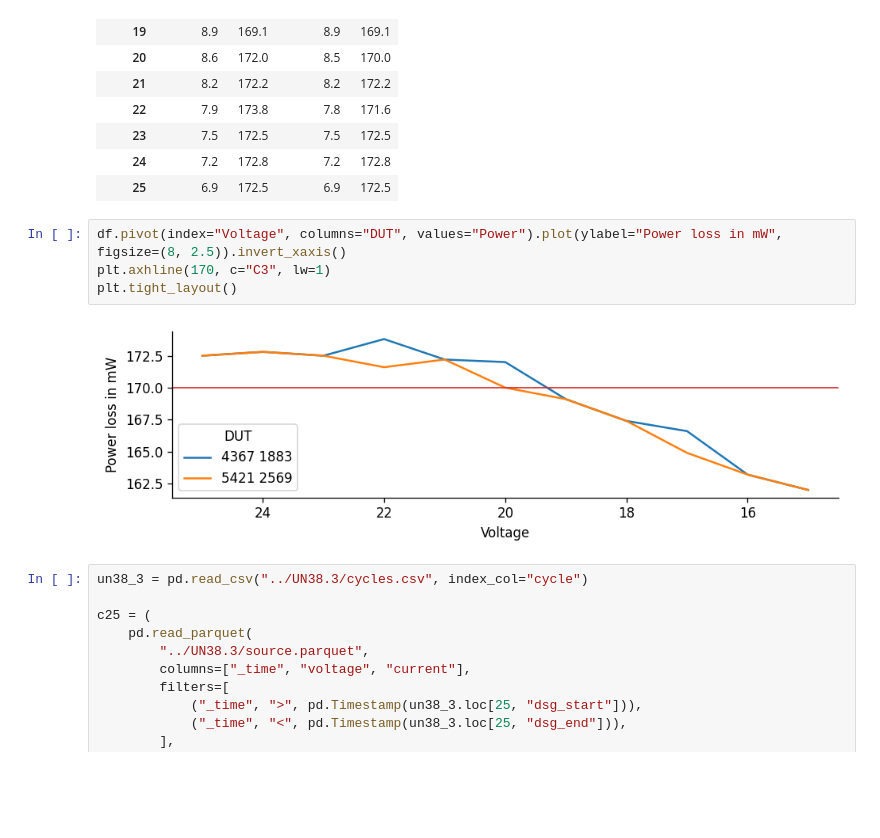
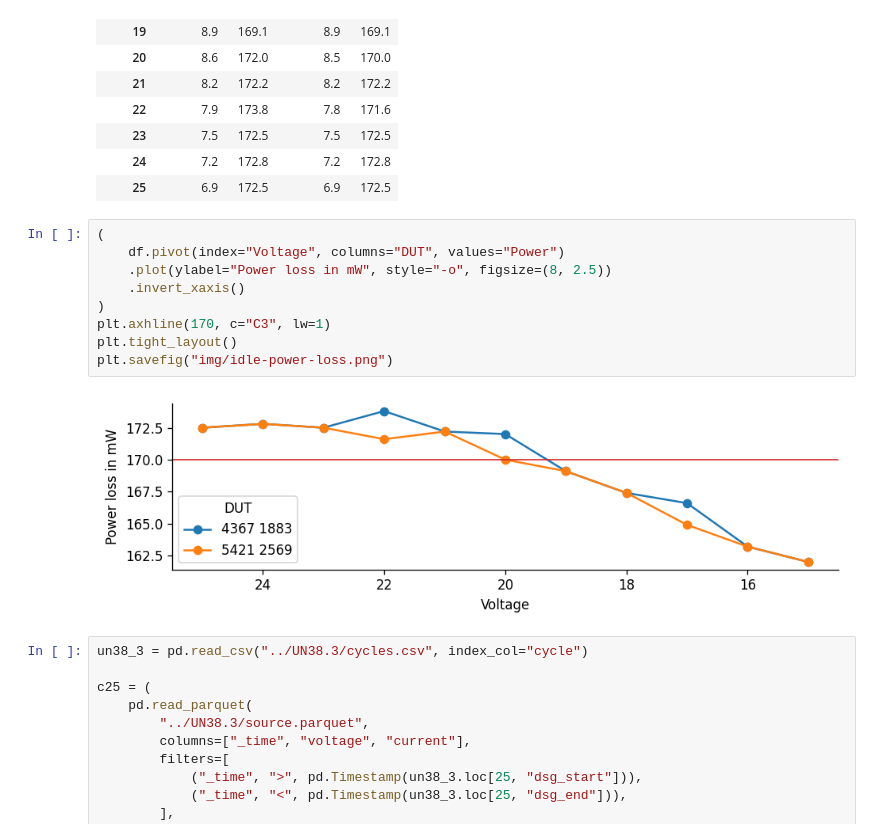
Before and after one commit to starcopter/pack-cycle-analysis, a Jupyter notebook: projects/self-discharge/Analysis.ipynb, the cells around one changed output. Cells and saved outputs as stored; diff of their text form; blank space fills up the shorter version.

```diff
--- a/projects/self-discharge/Analysis.ipynb
+++ b/projects/self-discharge/Analysis.ipynb
@@ -29,11 +29,16 @@ df.pivot(index="Voltage", columns="DUT", values=["Current", "Power"]).swaplevel(
 | 24 | 7.2 | 172.8 | 7.2 | 172.8 |
 | 25 | 6.9 | 172.5 | 6.9 | 172.5 |
 # %%
-df.pivot(index="Voltage", columns="DUT", values="Power").plot(ylabel="Power loss in mW", figsize=(8, 2.5)).invert_xaxis()
+(
+    df.pivot(index="Voltage", columns="DUT", values="Power")
+    .plot(ylabel="Power loss in mW", style="-o", figsize=(8, 2.5))
+    .invert_xaxis()
+)
 plt.axhline(170, c="C3", lw=1)
 plt.tight_layout()
+plt.savefig("img/idle-power-loss.png")
 # %% [output]
-[figure, old version]
+[figure, new version]
 # %%
 un38_3 = pd.read_csv("../UN38.3/cycles.csv", index_col="cycle")
 
```
Also changed, not shown: 2 other files.
